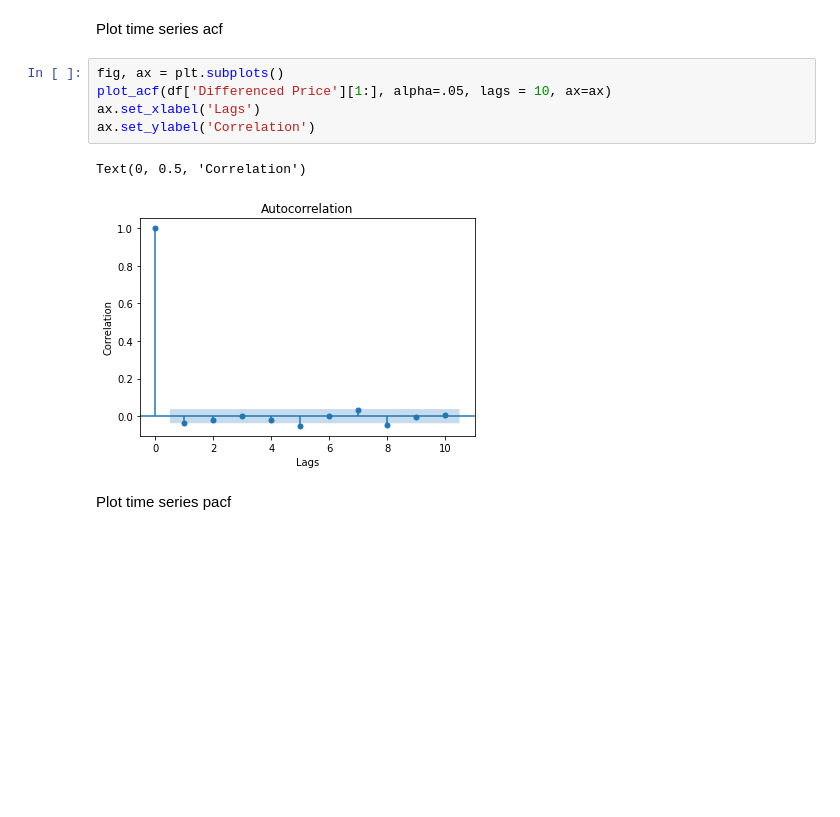
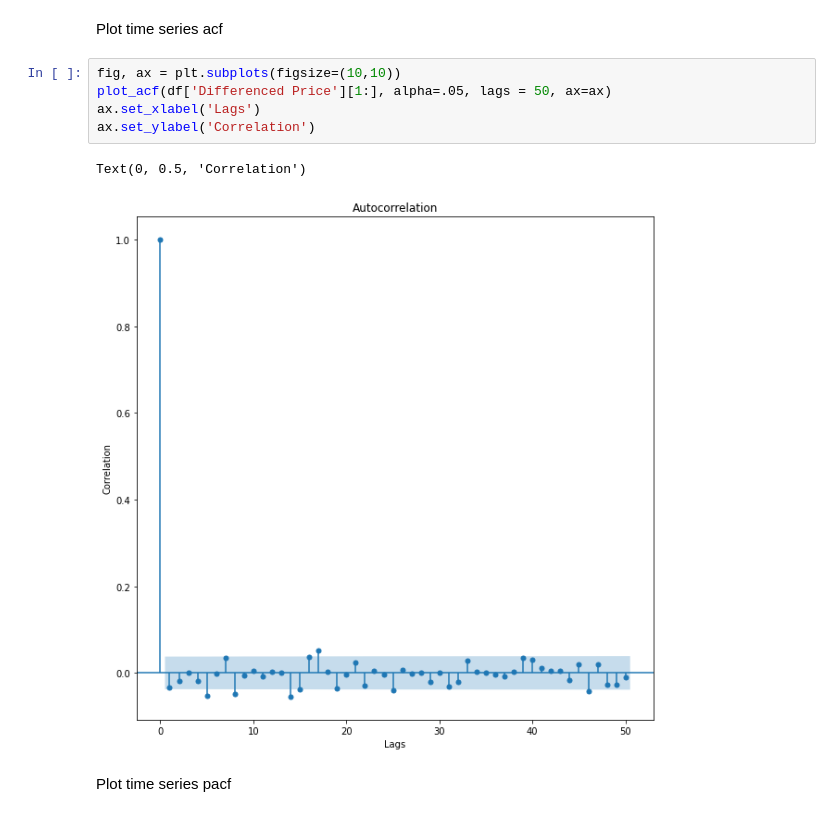
Before and after one commit to blantj/SP500_Time_Series, a Jupyter notebook: Modeling.ipynb, the cells around one changed output. Drawn from its saved outputs; the diff is of its cells as text; blank space fills up the shorter version.

```diff
--- a/Modeling.ipynb
+++ b/Modeling.ipynb
@@ -193,13 +195,13 @@ adfuller(df['Differenced Price'][1:])
 # %% [markdown]
 Plot time series acf
 # %%
-fig, ax = plt.subplots()
-plot_acf(df['Differenced Price'][1:], alpha=.05, lags = 10, ax=ax)
+fig, ax = plt.subplots(figsize=(10,10))
+plot_acf(df['Differenced Price'][1:], alpha=.05, lags = 50, ax=ax)
 ax.set_xlabel('Lags')
 ax.set_ylabel('Correlation')
 # %% [output]
 Text(0, 0.5, 'Correlation')
-[figure, old version]
+[figure, new version]
 # %% [markdown]
 Plot time series pacf
 # %%
```
Also changed, not shown: parts of 17 cells of this notebook.
